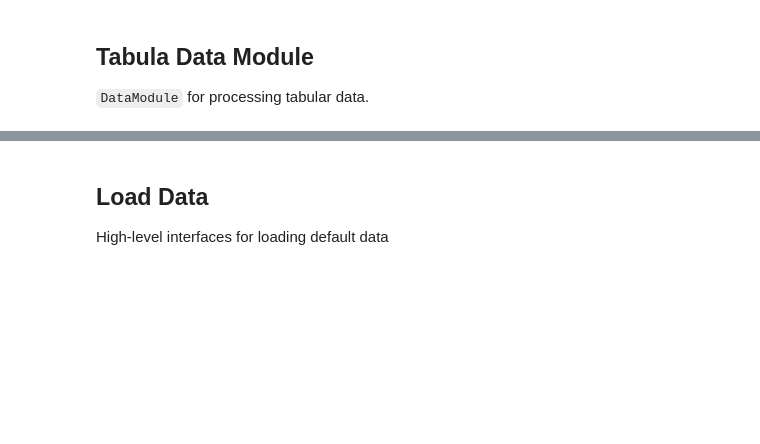
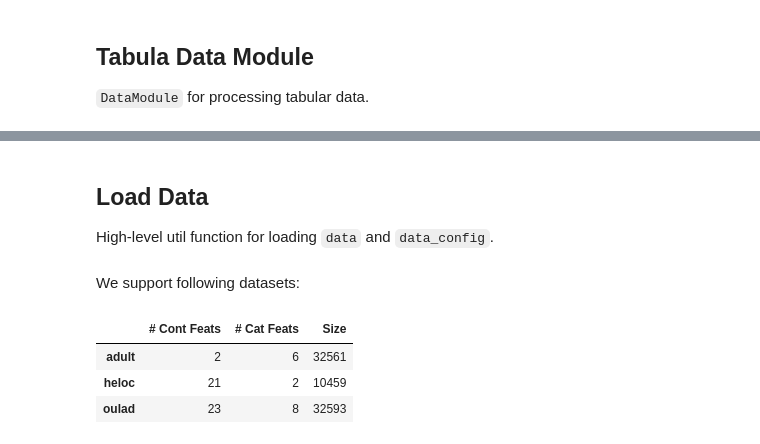
Before and after one commit to BirkhoffG/jax-relax, a Jupyter notebook: nbs/01_data.module.ipynb, the cells around one changed output, grey strips where cells are left out. Saved outputs shown, nothing was run; the diff lists cells and outputs as text; code cells hidden in the pictures; blank space fills up the shorter version.

```diff
--- a/nbs/01_data.module.ipynb
+++ b/nbs/01_data.module.ipynb
@@ -388,3 +606,11 @@ class TabularDataModule(BaseDataModule):
+# %%
+x, y = next(iter(dm.test_dataloader(batch_size=128)))
+# unnormalized counterfactuals
+cf = random.normal(
+    random.PRNGKey(0), x.shape
+)
+# normalized counterfactuals
+cf_normed = dm.apply_constraints(x, cf)
 # %%
 #| export
 def samples(datamodule: BaseDataModule, frac: float = 1.0):
@@ -484,7 +708,7 @@ check_datamodule(dm, data_configs)
 # %% [markdown]
 ## Load Data
 
-High-level interfaces for loading default data
+High-level util function for loading `data` and `data_config`.
 # %%
 #| exporti
 DEFAULT_DATA_CONFIGS = {
@@ -510,8 +734,9 @@ def _validate_dataname(data_name: str):
 # %%
 #| export
 def load_data(
-    data_name: str, return_config: bool = False
-) -> TabularDataModule:
+    data_name: str, # The name of data
+    return_config: bool = False # Return `data_config `or not
+) -> TabularDataModule | Tuple[TabularDataModule, TabularDataModuleConfigs]:
     _validate_dataname(data_name)
 
     # get data/config urls
@@ -538,12 +763,39 @@ def load_data(
     config = load_json(conf_path)['data_configs']
     config['data_dir'] = str(data_path)
 
+    config = TabularDataModuleConfigs(**config)
     data_module = TabularDataModule(config)
 
     if return_config:
         return data_module, config
     else:
         return data_module
+# %% [markdown]
+We support following datasets:
+# %%
+#|echo: false
+def display_data_attrbutes(names: list):
+    attrs = {
+        '# Cont Feats': { data_name: 0 for data_name in names},
+        '# Cat Feats': { data_name: 0 for data_name in names},
+        'Size': { data_name: 0 for data_name in names},
+    }
+    for data_name in names:
+        dm, config = load_data(data_name, return_config=True)
+        attrs['# Cont Feats'][data_name] = len(config.continous_cols)
+        attrs['# Cat Feats'][data_name] = len(config.discret_cols)
+        attrs['Size'][data_name] = len(dm.data)
+
+        # run tests
+        check_datamodule(dm, config)
+    return pd.DataFrame.from_dict(attrs)
+
+display_data_attrbutes(DEFAULT_DATA_CONFIGS.keys())
+# %% [output]
+|  | # Cont Feats | # Cat Feats | Size |
+| adult | 2 | 6 | 32561 |
+| heloc | 21 | 2 | 10459 |
+| oulad | 23 | 8 | 32593 |
 # %%
 #| hide
 for data_name in DEFAULT_DATA_CONFIGS.keys():
```
Also changed, not shown: parts of 34 cells of this notebook, 7 other files.
